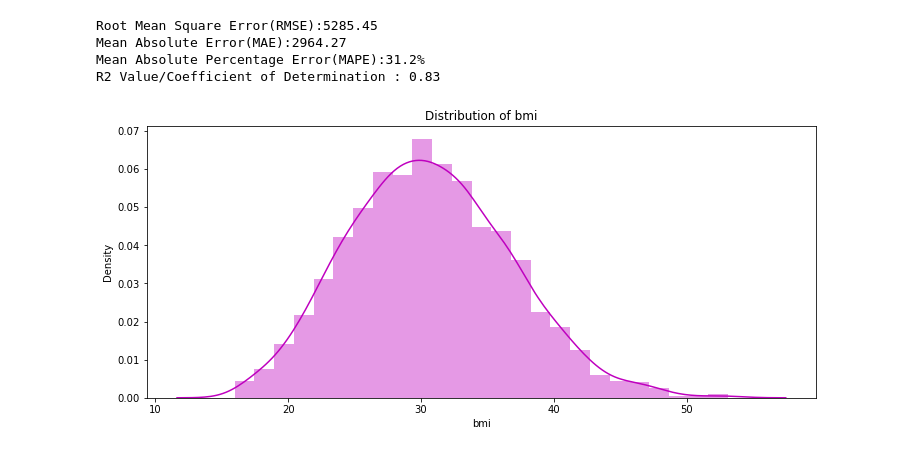
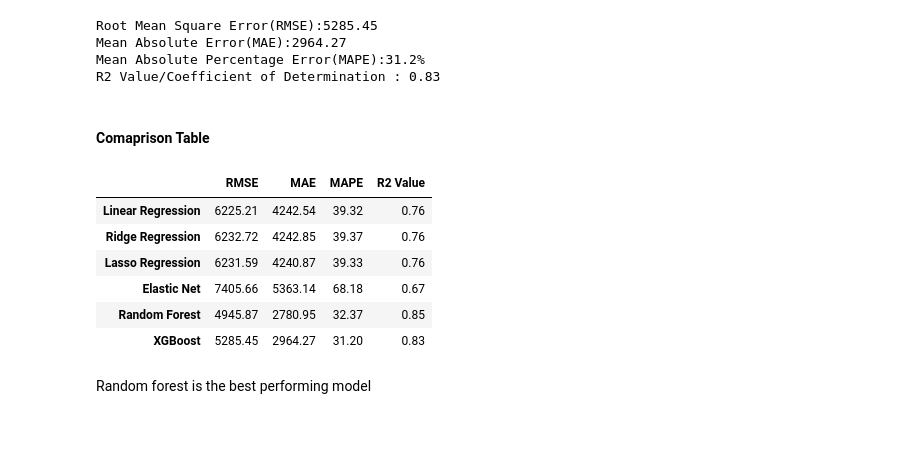
Before and after one commit to FazilH/Personal-Projects, a Jupyter notebook: Data Science Basics/Insurance Cost Prediction (Regression)/Medical Insurance Cost Prediction.ipynb, the cells around one changed output. Saved outputs shown, nothing was run; the diff lists cells and outputs as text; code cells hidden in the pictures.

```diff
--- a/Data Science Basics/Insurance Cost Prediction (Regression)/Medical Insurance Cost Prediction.ipynb
+++ b/Data Science Basics/Insurance Cost Prediction (Regression)/Medical Insurance Cost Prediction.ipynb
@@ -453,9 +465,41 @@ Root Mean Square Error(RMSE):5285.45
 Mean Absolute Error(MAE):2964.27
 Mean Absolute Percentage Error(MAPE):31.2%
 R2 Value/Coefficient of Determination : 0.83
-# %%
-plt.figure(figsize=(12,5))
-plt.title("Distribution of bmi")
-ax = sns.distplot(df["bmi"], color = 'm')
-# %% [output]
-[figure, removed]
+# %% [markdown]
+#### Comaprison Table
+# %%
+Comparison_Table = pd.DataFrame({'RMSE':[round(sqrt(Prediction.Squared_Error.mean()),2),
+                                        round(sqrt(Prediction2.Squared_Error.mean()),2),
+                                        round(sqrt(Prediction3.Squared_Error.mean()),2),
+                                        round(sqrt(Prediction4.Squared_Error.mean()),2),
+                                        round(sqrt(Prediction5.Squared_Error.mean()),2),
+                                        round(sqrt(Prediction6.Squared_Error.mean()),2)],
+                                'MAE': [round(Prediction.Absolute_Error.mean(),2),
+                                       round(Prediction2.Absolute_Error.mean(),2),
+                                       round(Prediction3.Absolute_Error.mean(),2),
+                                       round(Prediction4.Absolute_Error.mean(),2),
+                                       round(Prediction5.Absolute_Error.mean(),2),
+                                       round(Prediction6.Absolute_Error.mean(),2)],
+                                'MAPE':[round(Prediction.Percentage_Error.mean(),2),
+                                       round(Prediction2.Percentage_Error.mean(),2),
+                                       round(Prediction3.Percentage_Error.mean(),2),
+                                       round(Prediction4.Percentage_Error.mean(),2),
+                                       round(Prediction5.Percentage_Error.mean(),2),
+                                       round(Prediction6.Percentage_Error.mean(),2)],
+                                'R2 Value':[round(r2_score(Ytest,Ypred),2),round(r2_score(Ytest,Ypred2),2),
+                                           round(r2_score(Ytest,Ypred3),2),round(r2_score(Ytest,Ypred4),2),
+                                           round(r2_score(Ytest,Ypred5),2),round(r2_score(Ytest,Ypred6),2)]},
+                               index = ['Linear Regression','Ridge Regression','Lasso Regression','Elastic Net','Random Forest',
+                                       'XGBoost'])
+# %%
+Comparison_Table
+# %% [output]
+|  | RMSE | MAE | MAPE | R2 Value |
+| Linear Regression | 6225.21 | 4242.54 | 39.32 | 0.76 |
+| Ridge Regression | 6232.72 | 4242.85 | 39.37 | 0.76 |
+| Lasso Regression | 6231.59 | 4240.87 | 39.33 | 0.76 |
+| Elastic Net | 7405.66 | 5363.14 | 68.18 | 0.67 |
+| Random Forest | 4945.87 | 2780.95 | 32.37 | 0.85 |
+| XGBoost | 5285.45 | 2964.27 | 31.20 | 0.83 |
+# %% [markdown]
+Random forest is the best performing model
```
Also changed, not shown: parts of 10 cells of this notebook.
